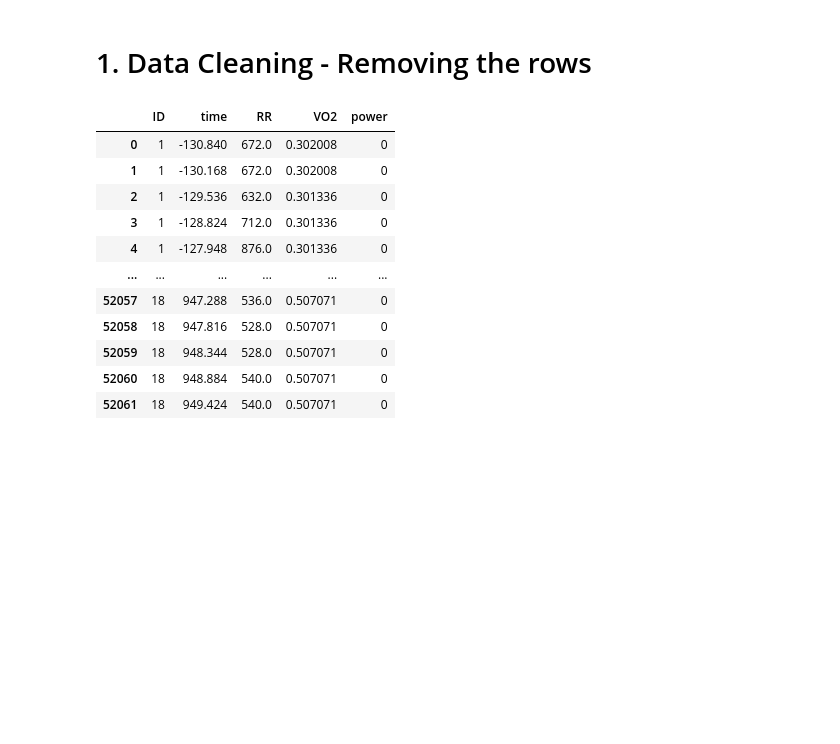
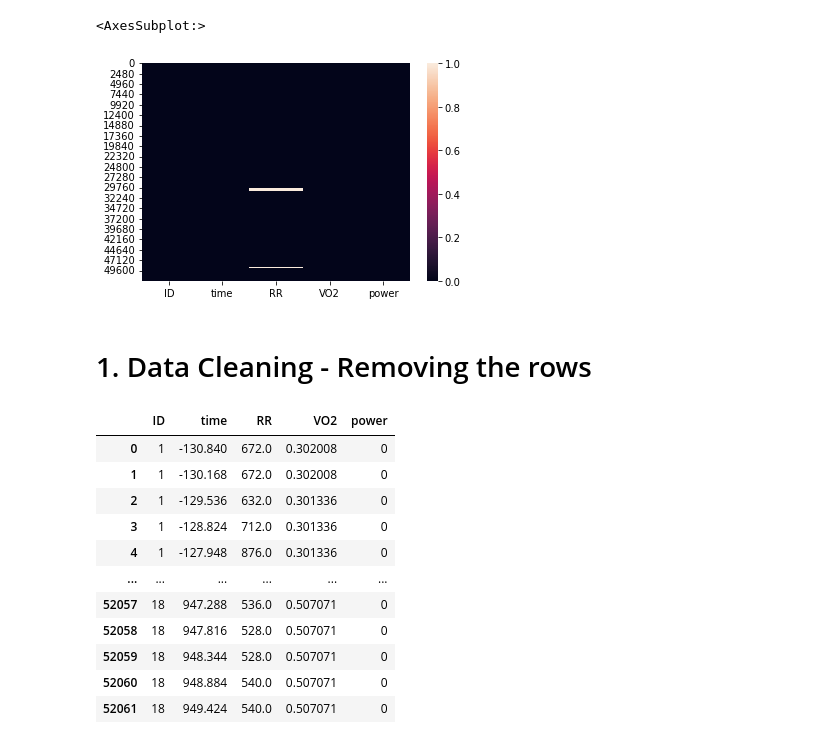
Before and after one commit to garinemanasa/Cardiorespiratory-_fitness, a Jupyter notebook: Cardiodatacleaning.ipynb, the cells around one changed output. Cells and saved outputs as stored; diff of their text form; code cells hidden in the pictures; blank space fills up the shorter version.

```diff
--- a/Cardiodatacleaning.ipynb
+++ b/Cardiodatacleaning.ipynb
@@ -6,6 +6,11 @@ import seaborn as sns
 # %%
 sinfo=pd.read_csv("subject-info.csv")
 ecg_data=pd.read_csv("test_measure.csv")
+# %%
+sns.heatmap(ecg_data.isnull())
+# %% [output]
+<AxesSubplot:>
+[figure, added]
 # %% [markdown]
 # 1. Data Cleaning - Removing the rows
 # %%
```
Also changed, not shown: parts of 15 cells of this notebook.
